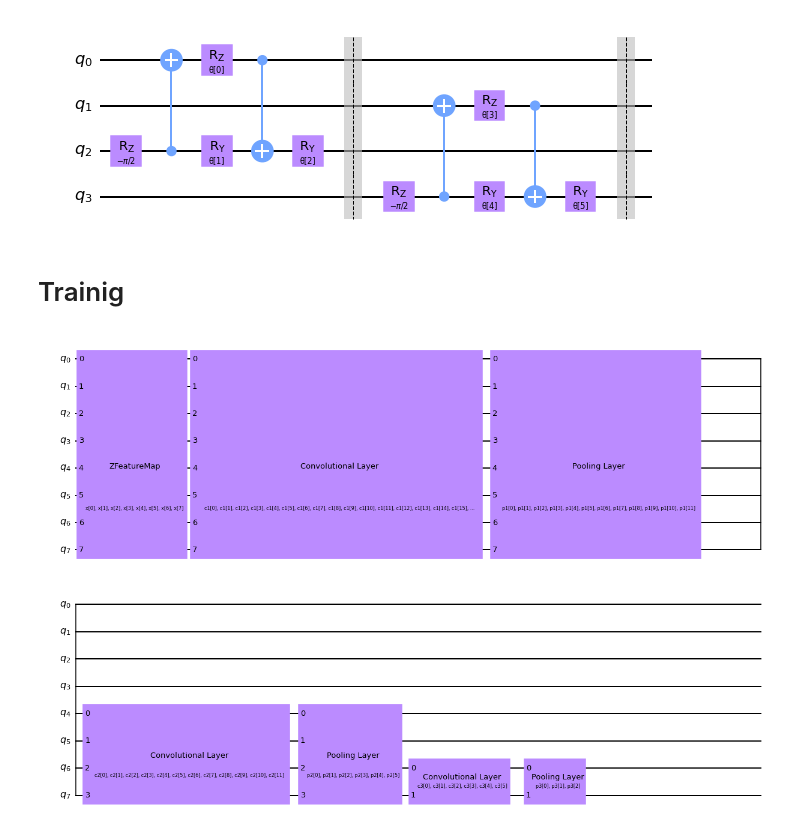
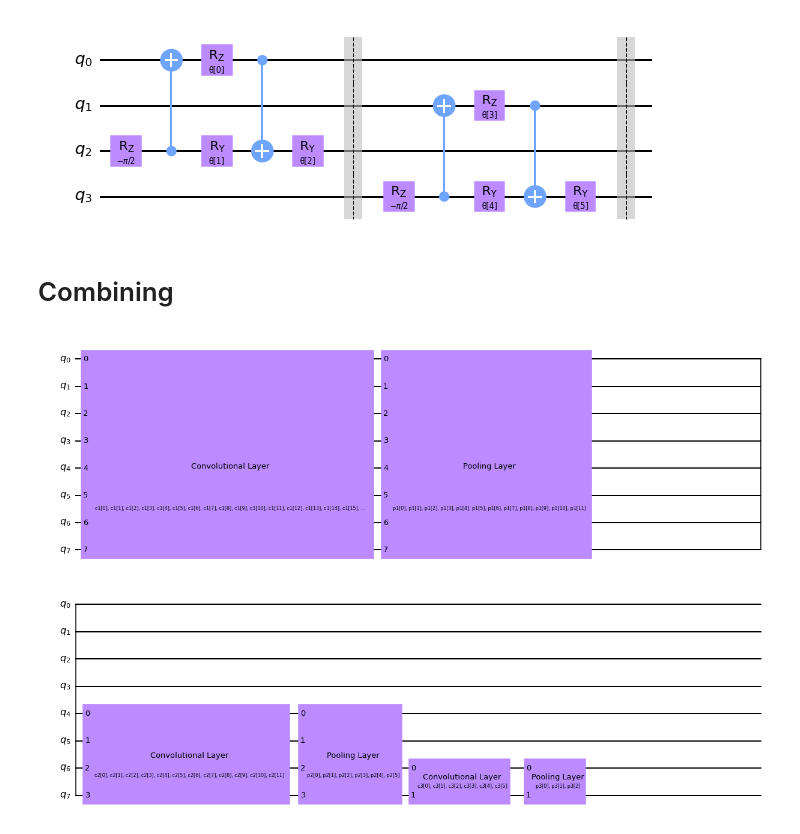
Before and after one commit to Izuho/computer-graphics, a Jupyter notebook: 10-7/QCNN.ipynb, the cells around one changed output. Cells and saved outputs as stored; diff of their text form; code cells hidden in the pictures.

```diff
--- a/10-7/QCNN.ipynb
+++ b/10-7/QCNN.ipynb
@@ -182,7 +185,7 @@ circuit.decompose().draw("mpl")
 # %% [output]
 [figure]
 # %% [markdown]
-# Trainig
+# Combining
 # %%
 quantum_instance = QuantumInstance(Aer.get_backend("aer_simulator"), shots=1024)
 
@@ -226,4 +239,4 @@ qnn = TwoLayerQNN(
 # %%
-circuit.draw("mpl")
+ansatz.draw('mpl')
 # %% [output]
-[figure, old version]
+[figure, new version]
```
Also changed, not shown: parts of 17 cells of this notebook.
